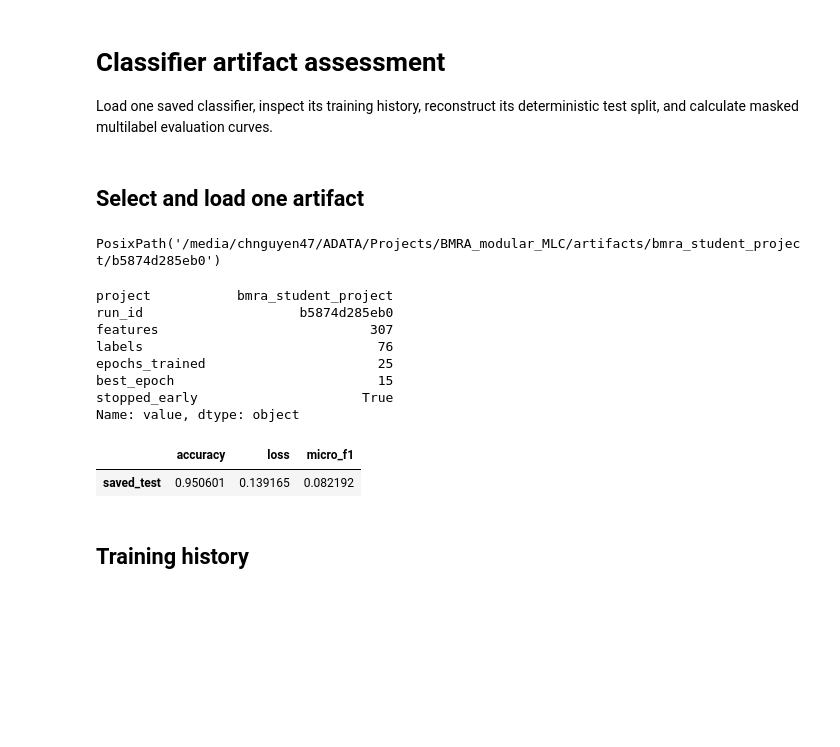
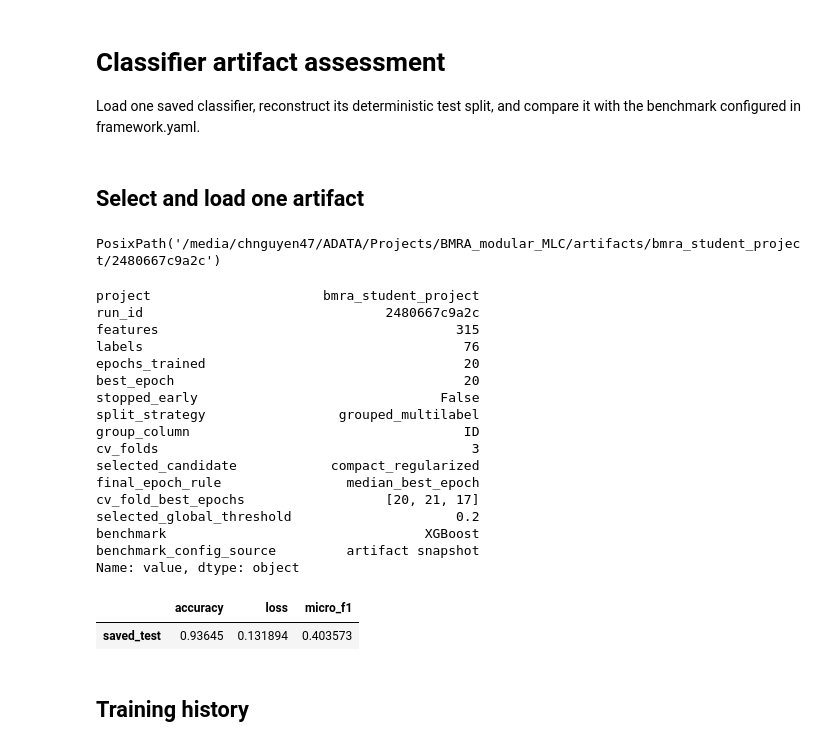
Before and after one commit to channguyen47/BMRA_modular_MLC, a Jupyter notebook: notebooks/02_classifier_assessment.ipynb, the cells around one changed output. Saved outputs shown, nothing was run; the diff lists cells and outputs as text; code cells hidden in the pictures; blank space fills up the shorter version.

```diff
--- a/notebooks/02_classifier_assessment.ipynb
+++ b/notebooks/02_classifier_assessment.ipynb
@@ -1,5 +1,5 @@
 # %% [markdown]
 # Classifier artifact assessment
 
-Load one saved classifier, inspect its training history, reconstruct its deterministic test split, and calculate masked multilabel evaluation curves.
+Load one saved classifier, reconstruct its deterministic test split, and compare it with the benchmark configured in framework.yaml.
 # %%
@@ -37,7 +41,7 @@ from src.training import build_loss
 ## Select and load one artifact
 # %%
 PROJECT_BASENAME = "bmra_student_project"
-RUN_ID = "b5874d285eb0"
+RUN_ID = "2480667c9a2c"
 
 artifact_dir = ROOT / "artifacts" / PROJECT_BASENAME / RUN_ID
 required_files = {
@@ -52,42 +56,73 @@ if missing_files:
     raise FileNotFoundError(f"Missing artifact files in {artifact_dir}: {missing_files}")
 artifact_dir
 # %% [output]
-PosixPath('/media/chnguyen47/ADATA/Projects/BMRA_modular_MLC/artifacts/bmra_student_project/b5874d285eb0')
+PosixPath('/media/chnguyen47/ADATA/Projects/BMRA_modular_MLC/artifacts/bmra_student_project/2480667c9a2c')
 # %%
 framework = yaml.safe_load((artifact_dir / "framework.yaml").read_bytes())
 project = yaml.safe_load((artifact_dir / f"{PROJECT_BASENAME}.yaml").read_bytes())
 history = pd.read_csv(artifact_dir / "training_history.csv")
 metrics = json.loads((artifact_dir / "metrics.json").read_text(encoding="utf-8"))
+active_framework = yaml.safe_load((ROOT / "configs/framework.yaml").read_bytes())
+benchmark_config = framework.get("benchmark", active_framework["benchmark"])
+benchmark_name = {
+    "xgboost": "XGBoost",
+    "decision_tree": "Decision Tree",
+}.get(benchmark_config["type"], benchmark_config["type"])
+cv_metrics = metrics.get("cross_validation", {})
+selected_framework = deepcopy(framework)
+selected_candidate = cv_metrics.get("selected_candidate", {})
+for section in ("model", "training"):
+    selected_framework[section].update(selected_candidate.get(section, {}))
 
 resolved_config = {**framework, "project": {**framework["project"], **project}}
 calculated_run_id = calculate_run_id(resolved_config)
 if calculated_run_id != RUN_ID:
     raise ValueError(f"Artifact/config hash mismatch: {RUN_ID} != {calculated_run_id}")
 
 summary = pd.Series(
     {
         "project": PROJECT_BASENAME,
         "run_id": RUN_ID,
         "features": len(project["features"]),
         "labels": len(project["labels"]),
         "epochs_trained": len(history),
         "best_epoch": metrics.get("best_epoch"),
         "stopped_early": metrics.get("stopped_early"),
+        "split_strategy": framework["split"].get("strategy", "legacy random"),
+        "group_column": framework["split"].get("group_column"),
+        "cv_folds": cv_metrics.get("folds"),
+        "selected_candidate": selected_candidate.get("name"),
+        "final_epoch_rule": framework.get("cross_validation", {}).get("final_epochs"),
+        "cv_fold_best_epochs": cv_metrics.get("fold_best_epochs"),
+        "selected_global_threshold": cv_metrics.get("selected_global_threshold"),
+        "benchmark": benchmark_name,
+        "benchmark_config_source": (
+            "artifact snapshot" if "benchmark" in framework else "active framework fallback"
+        ),
     },
     name="value",
 )
 display(summary, pd.DataFrame(metrics.get("test", {}), index=["saved_test"]))
 # %% [output]
-project           bmra_student_project
-run_id                    b5874d285eb0
-features                           307
-labels                              76
-epochs_trained                      25
-best_epoch                          15
-stopped_early                     True
+project                      bmra_student_project
+run_id                               2480667c9a2c
+features                                      315
+labels                                         76
+epochs_trained                                 20
+best_epoch                                     20
+stopped_early                               False
+split_strategy                 grouped_multilabel
+group_column                                   ID
+cv_folds                                        3
+selected_candidate            compact_regularized
+final_epoch_rule                median_best_epoch
+cv_fold_best_epochs                  [20, 21, 17]
+selected_global_threshold                     0.2
+benchmark                                 XGBoost
+benchmark_config_source         artifact snapshot
 Name: value, dtype: object
 |  | accuracy | loss | micro_f1 |
-| saved_test | 0.950601 | 0.139165 | 0.082192 |
+| saved_test | 0.93645 | 0.131894 | 0.403573 |
 # %% [markdown]
 ## Training history
 # %%
```
Also changed, not shown: parts of 17 cells of this notebook, 16 other files.
